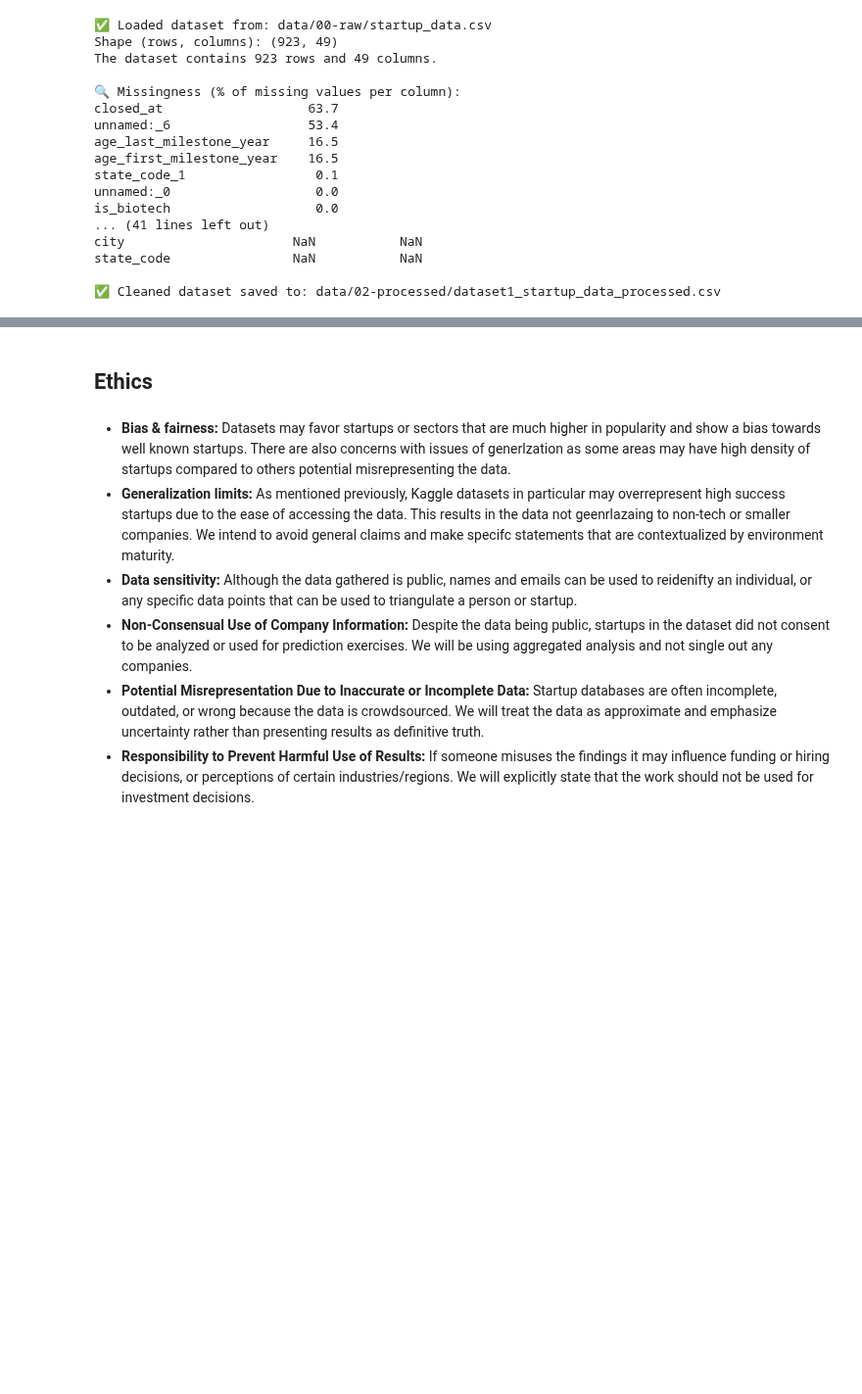
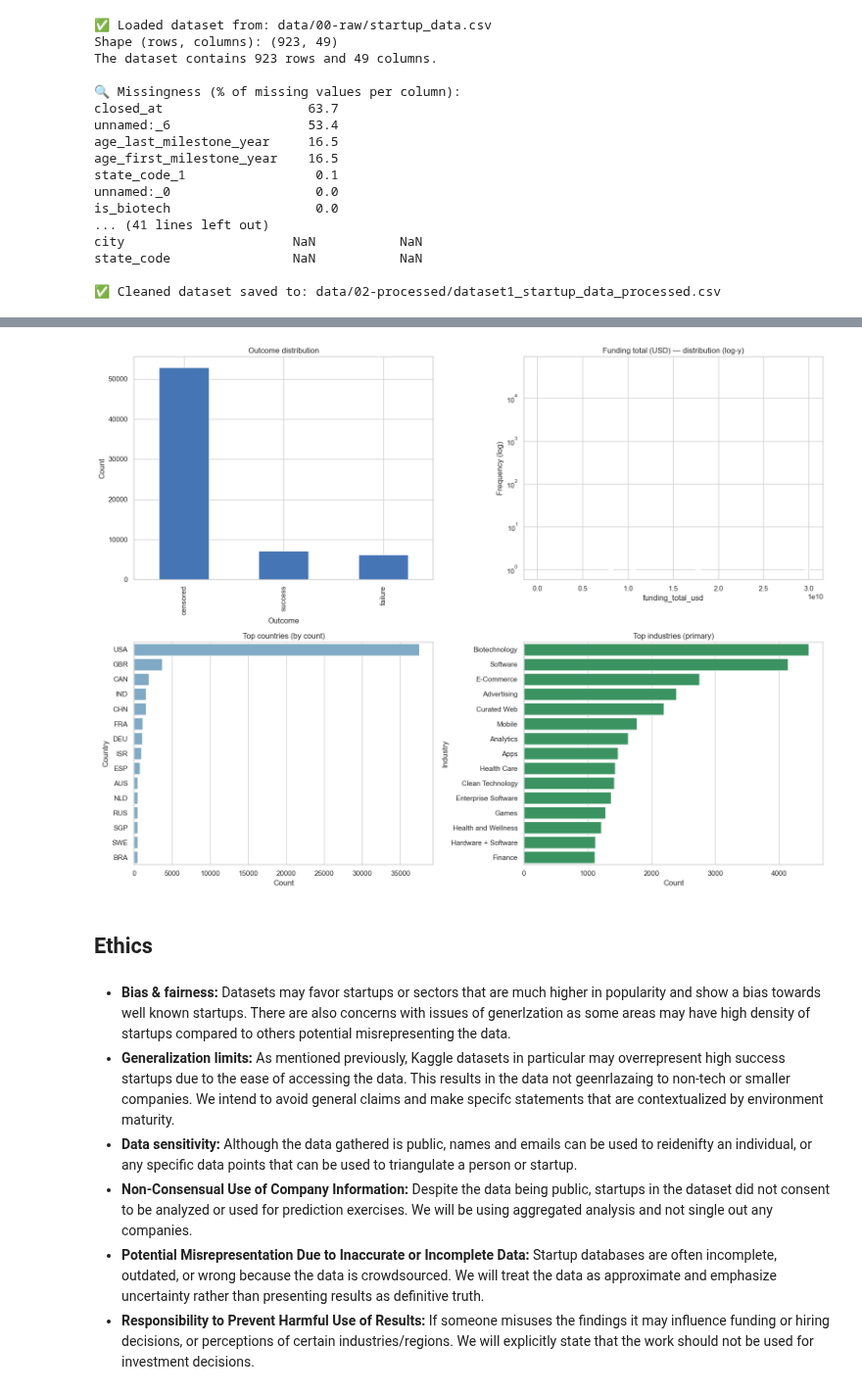
Before and after one commit to zahiraIi/COGS108-FInal-Project, a Jupyter notebook: 00-ProjectProposal.ipynb, the cells around one changed output, grey strips where cells are left out. Shown at 98% size. Cells and saved outputs as stored; diff of their text form; code cells hidden in the pictures; blank space fills up the shorter version.

```diff
--- a/00-ProjectProposal.ipynb
+++ b/00-ProjectProposal.ipynb
@@ -514,3 +535,85 @@ FileNotFoundError: Override file not found: data/00-raw/dataset2.csv. Place it i
+# %%
+# Quick visual profile of key variables (status, funding, geography, industry)
+import matplotlib.pyplot as plt
+import seaborn as sns
+
+sns.set_theme(style="whitegrid")
+
+fig, axes = plt.subplots(2, 2, figsize=(16, 12))
+ax = axes.ravel()
+plot_idx = 0
+
+# 1) Outcome distribution
+if "outcome_label" in work_df.columns:
+    work_df["outcome_label"].value_counts(dropna=False).plot(
+        kind="bar", ax=ax[plot_idx], color="#4575b4"
+    )
+    ax[plot_idx].set_title("Outcome distribution")
+    ax[plot_idx].set_xlabel("Outcome")
+    ax[plot_idx].set_ylabel("Count")
+else:
+    ax[plot_idx].text(0.5, 0.5, "No outcome_label column", ha="center")
+    ax[plot_idx].set_axis_off()
+plot_idx += 1
+
+# 2) Funding histogram (log scale)
+if "funding_total_usd" in work_df.columns:
+    sns.histplot(
+        work_df["funding_total_usd"],
+        bins=50,
+        ax=ax[plot_idx],
+        color="#d7301f",
+        log_scale=(False, True),  # y-axis log to show heavy tail
+    )
+    ax[plot_idx].set_title("Funding total (USD) — distribution (log-y)")
+    ax[plot_idx].set_xlabel("funding_total_usd")
+    ax[plot_idx].set_ylabel("Frequency (log)")
+else:
+    ax[plot_idx].text(0.5, 0.5, "No funding_total_usd column", ha="center")
+    ax[plot_idx].set_axis_off()
+plot_idx += 1
+
+# 3) Top geography (country or region)
+if "country_code" in work_df.columns and work_df["country_code"].notna().any():
+    top_geo = work_df["country_code"].value_counts().head(15)
+    sns.barplot(x=top_geo.values, y=top_geo.index, ax=ax[plot_idx], color="#74add1")
+    ax[plot_idx].set_title("Top countries (by count)")
+    ax[plot_idx].set_xlabel("Count")
+    ax[plot_idx].set_ylabel("Country")
+elif "region" in work_df.columns and work_df["region"].notna().any():
+    top_geo = work_df["region"].value_counts().head(15)
+    sns.barplot(x=top_geo.values, y=top_geo.index, ax=ax[plot_idx], color="#74add1")
+    ax[plot_idx].set_title("Top regions (by count)")
+    ax[plot_idx].set_xlabel("Count")
+    ax[plot_idx].set_ylabel("Region")
+else:
+    ax[plot_idx].text(0.5, 0.5, "No country/region column", ha="center")
+    ax[plot_idx].set_axis_off()
+plot_idx += 1
+
+# 4) Top industries (primary)
+if "industry_primary" in work_df.columns and work_df["industry_primary"].notna().any():
+    top_ind = work_df["industry_primary"].value_counts().head(15)
+    sns.barplot(x=top_ind.values, y=top_ind.index, ax=ax[plot_idx], color="#2ca25f")
+    ax[plot_idx].set_title("Top industries (primary)")
+    ax[plot_idx].set_xlabel("Count")
+    ax[plot_idx].set_ylabel("Industry")
+elif "category_list" in work_df.columns and work_df["category_list"].notna().any():
+    # Fallback: show top first-category tokens directly
+    primary = work_df["category_list"].astype("string").str.split("|").str[0].str.strip()
+    top_ind = primary.value_counts().head(15)
+    sns.barplot(x=top_ind.values, y=top_ind.index, ax=ax[plot_idx], color="#2ca25f")
+    ax[plot_idx].set_title("Top industries (derived from category_list)")
+    ax[plot_idx].set_xlabel("Count")
+    ax[plot_idx].set_ylabel("Industry")
+else:
+    ax[plot_idx].text(0.5, 0.5, "No industry field available", ha="center")
+    ax[plot_idx].set_axis_off()
+
+plt.tight_layout()
+plt.show()
+# %% [output]
+[figure, added]
 # %% [markdown]
 ## Ethics
 # %% [markdown]
```
Also changed, not shown: parts of 5 cells of this notebook.
